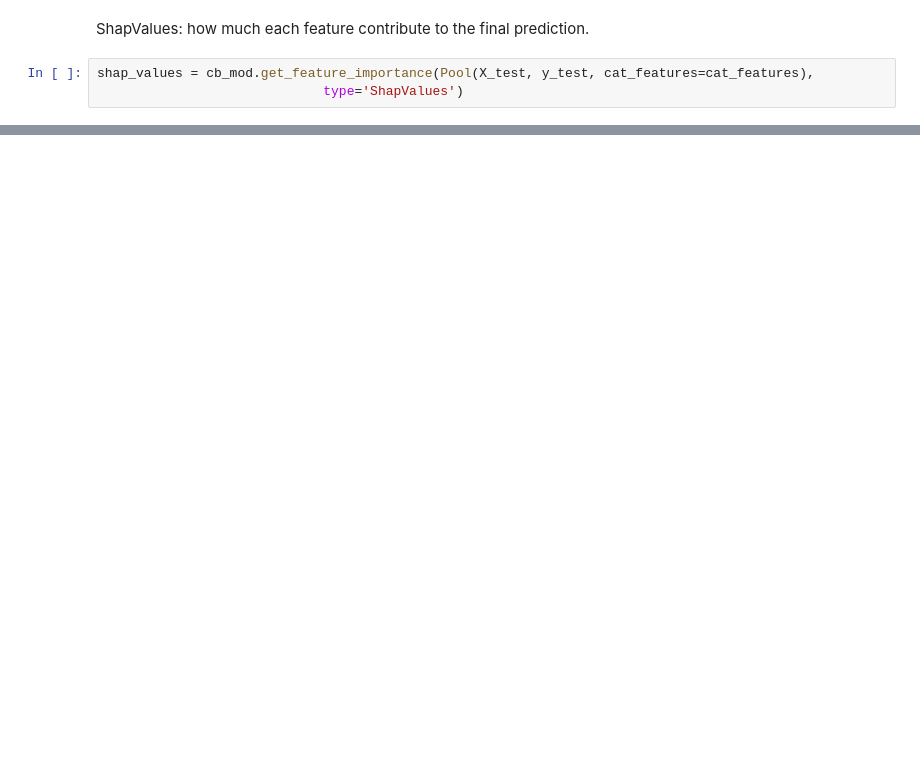
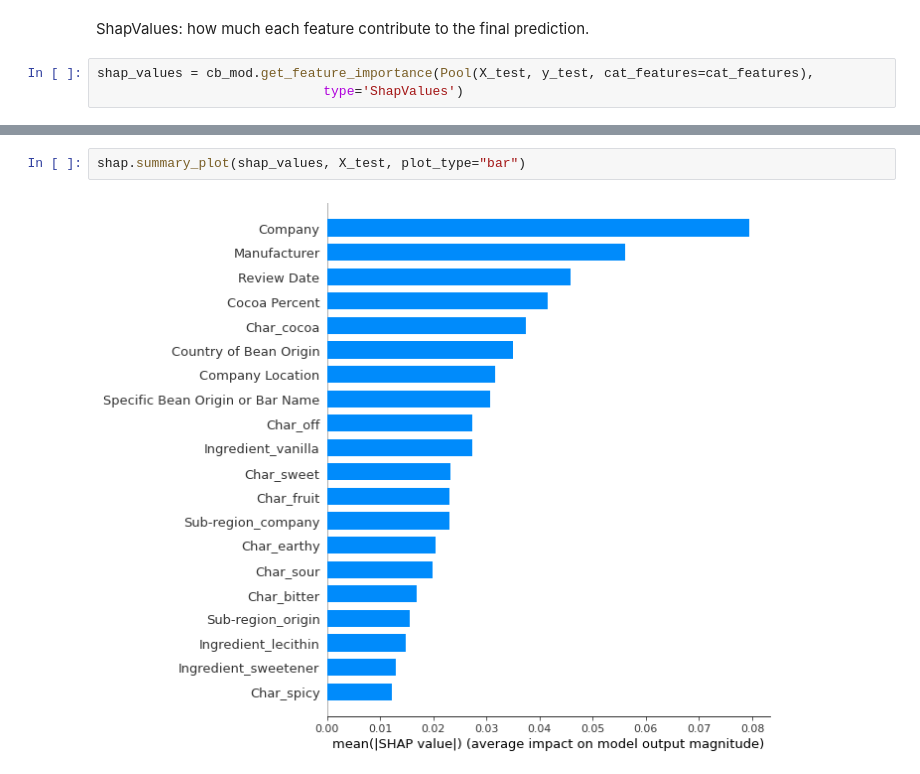
Before and after one commit to SimoneGiovannini/chocolate-rating-project, a Jupyter notebook: models.ipynb, the cells around one changed output, grey strips where cells are left out. Saved outputs shown, nothing was run; the diff lists cells and outputs as text; blank space fills up the shorter version.

```diff
--- a/models.ipynb
+++ b/models.ipynb
@@ -416,0 +396,4 @@ shap.summary_plot(shap_values, X_test)
+# %%
+shap.summary_plot(shap_values, X_test, plot_type="bar")
+# %% [output]
+[figure, added]
```
Also changed, not shown: parts of 11 cells of this notebook, 1 other file.
